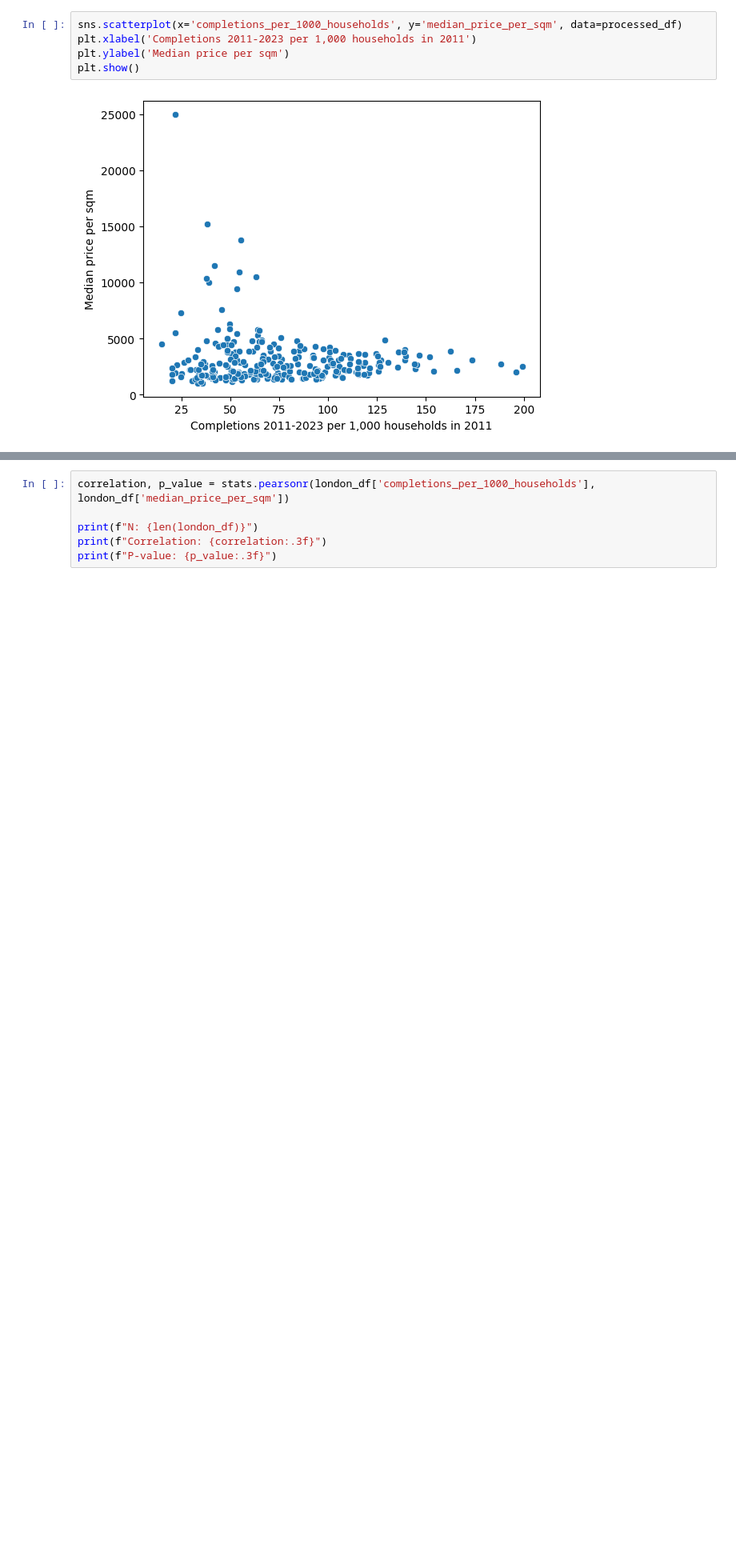
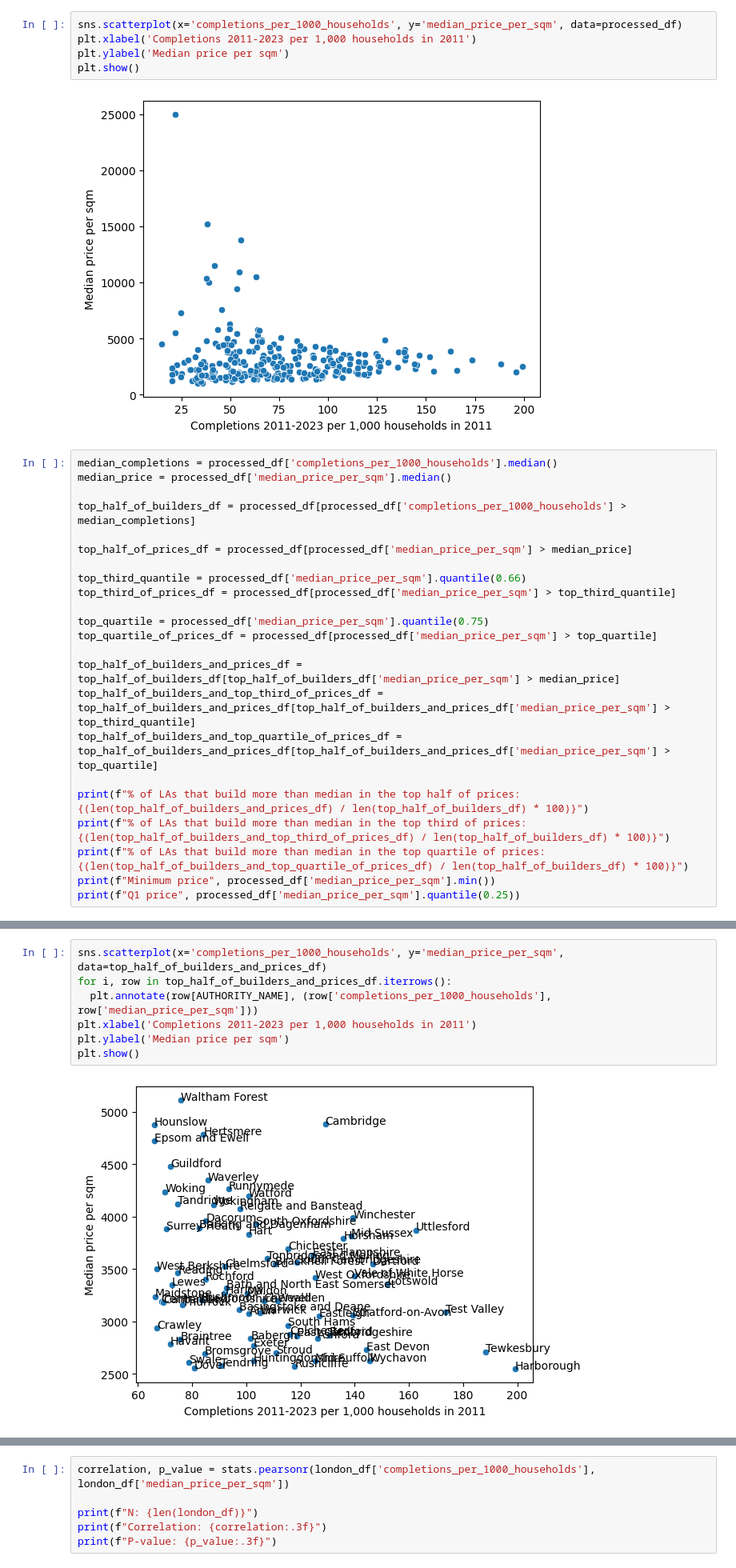
Before and after one commit to jamierumbelow/housing-completions-vs-price-per-square-metre-by-local-authority, a Jupyter notebook: main.ipynb, the cells around one changed output, grey strips where cells are left out. Shown at 80% size. Drawn from its saved outputs; the diff is of its cells as text; blank space fills up the shorter version.

```diff
--- a/main.ipynb
+++ b/main.ipynb
@@ -141,3 +144,26 @@ plt.ylabel('Median price per sqm')
 plt.show()
 # %% [output]
 [figure]
+# %%
+median_completions = processed_df['completions_per_1000_households'].median()
+median_price = processed_df['median_price_per_sqm'].median()
+
+top_half_of_builders_df = processed_df[processed_df['completions_per_1000_households'] > median_completions]
+
+top_half_of_prices_df = processed_df[processed_df['median_price_per_sqm'] > median_price]
+
+top_third_quantile = processed_df['median_price_per_sqm'].quantile(0.66)
+top_third_of_prices_df = processed_df[processed_df['median_price_per_sqm'] > top_third_quantile]
+
+top_quartile = processed_df['median_price_per_sqm'].quantile(0.75)
+top_quartile_of_prices_df = processed_df[processed_df['median_price_per_sqm'] > top_quartile]
+
+top_half_of_builders_and_prices_df = top_half_of_builders_df[top_half_of_builders_df['median_price_per_sqm'] > median_price]
+top_half_of_builders_and_top_third_of_prices_df = top_half_of_builders_and_prices_df[top_half_of_builders_and_prices_df['median_price_per_sqm'] > top_third_quantile]
+top_half_of_builders_and_top_quartile_of_prices_df = top_half_of_builders_and_prices_df[top_half_of_builders_and_prices_df['median_price_per_sqm'] > top_quartile]
+
+print(f"% of LAs that build more than median in the top half of prices: {(len(top_half_of_builders_and_prices_df) / len(top_half_of_builders_df) * 100)}")
+print(f"% of LAs that build more than median in the top third of prices: {(len(top_half_of_builders_and_top_third_of_prices_df) / len(top_half_of_builders_df) * 100)}")
+print(f"% of LAs that build more than median in the top quartile of prices: {(len(top_half_of_builders_and_top_quartile_of_prices_df) / len(top_half_of_builders_df) * 100)}")
+print(f"Minimum price", processed_df['median_price_per_sqm'].min())
+print(f"Q1 price", processed_df['median_price_per_sqm'].quantile(0.25))
@@ -144 +176,10 @@ plt.show()
+# %%
+sns.scatterplot(x='completions_per_1000_households', y='median_price_per_sqm', data=top_half_of_builders_and_prices_df)
+for i, row in top_half_of_builders_and_prices_df.iterrows():
+  plt.annotate(row[AUTHORITY_NAME], (row['completions_per_1000_households'], row['median_price_per_sqm']))
+plt.xlabel('Completions 2011-2023 per 1,000 households in 2011')
+plt.ylabel('Median price per sqm')
+plt.show()
+# %% [output]
+[figure, added]
 # %%
```
Also changed, not shown: parts of 15 cells of this notebook.
